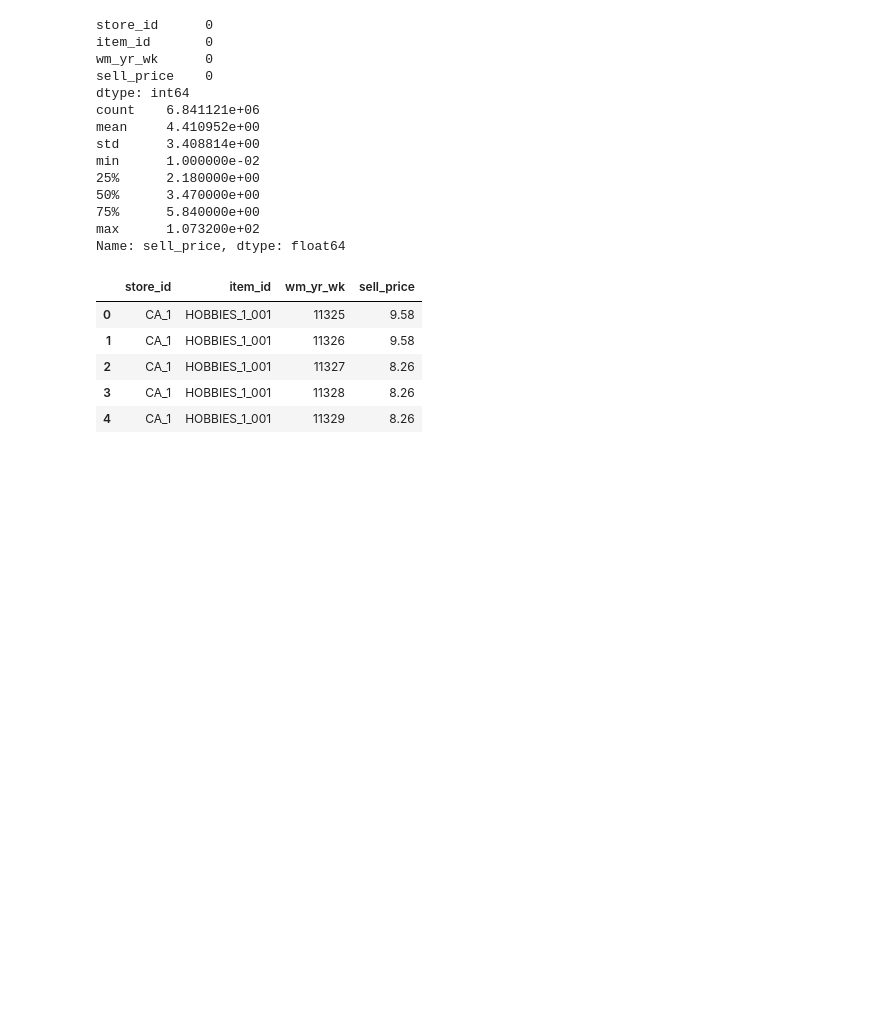
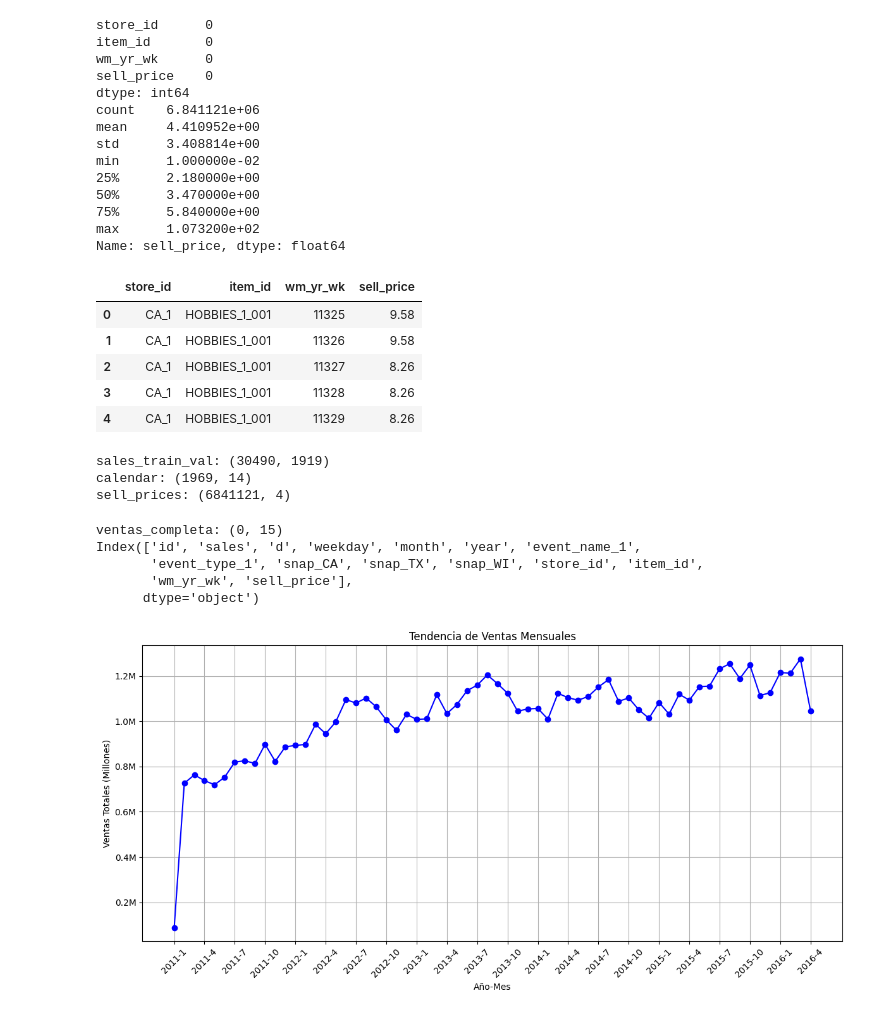
Before and after one commit to CamalichM/M5_Insight, a Jupyter notebook: insights.ipynb, the cells around one changed output. Saved outputs shown, nothing was run; the diff lists cells and outputs as text; code cells hidden in the pictures; blank space fills up the shorter version.

```diff
--- a/insights.ipynb
+++ b/insights.ipynb
@@ -100,3 +81,75 @@ Name: sell_price, dtype: float64
 | 2 | CA_1 | HOBBIES_1_001 | 11327 | 8.26 |
 | 3 | CA_1 | HOBBIES_1_001 | 11328 | 8.26 |
 | 4 | CA_1 | HOBBIES_1_001 | 11329 | 8.26 |
+# %%
+# Cantidad de filas y columnas de cada tabla
+print("sales_train_val:", sales_train_val.shape)
+print("calendar:", calendar.shape)
+print("sell_prices:", sell_prices.shape)
+# %% [output]
+sales_train_val: (30490, 1919)
+calendar: (1969, 14)
+sell_prices: (6841121, 4)
+# %%
+# Preparar los datos para unir con calendario
+ventas_long = sales_train_val.melt(id_vars=['id', 'item_id', 'dept_id', 'cat_id', 'store_id', 'state_id'],
+                                   var_name='d',
+                                   value_name='sales')
+ventas_long['d'] = ventas_long['d'].str.replace('d_', '').astype(int)
+calendar['d'] = calendar['d'].astype(int)
+
+# Realizar el merge incluyendo información completa de eventos
+ventas_long = pd.merge(
+    ventas_long,
+    calendar[['d', 'wm_yr_wk', 'weekday', 'month', 'year',
+              'event_name_1', 'event_type_1',
+              'event_name_2', 'event_type_2',
+              'snap_CA', 'snap_TX', 'snap_WI']],
+    on='d',
+    how='left'
+)
+
+
+# Unir ventas_long con sell_prices usando las columnas clave comunes
+ventas_completa = pd.merge(
+    ventas_long,
+    sell_prices,
+    on=['store_id', 'item_id', 'wm_yr_wk'],
+    how='left'
+)
+
+# Verificar la forma y las columnas de la tabla resultante
+print("ventas_completa:", ventas_completa.shape)
+print(ventas_completa.columns)
+# %% [output]
+ventas_completa: (0, 15)
+Index(['id', 'sales', 'd', 'weekday', 'month', 'year', 'event_name_1',
+       'event_type_1', 'snap_CA', 'snap_TX', 'snap_WI', 'store_id', 'item_id',
+       'wm_yr_wk', 'sell_price'],
+      dtype='object')
+# %%
+# Agrupar por año y mes
+ventas_por_mes = ventas_long.groupby(['year', 'month']).agg({'sales': 'sum'}).reset_index()
+
+# Crear una nueva columna para el eje X combinando año y mes
+ventas_por_mes['year_month'] = ventas_por_mes['year'].astype(str) + '-' + ventas_por_mes['month'].astype(str)
+
+# Graficar usando el nuevo eje X con mejoras visuales
+plt.figure(figsize=(12, 6))
+plt.plot(ventas_por_mes['year_month'], ventas_por_mes['sales'], marker='o', color='blue')
+plt.title('Tendencia de Ventas Mensuales')
+plt.xlabel('Año-Mes')
+plt.ylabel('Ventas Totales (Millones)')
+
+# Ajustar formato del eje Y para mostrar en millones sin el problema de "0M"
+plt.gca().yaxis.set_major_formatter(ticker.FuncFormatter(lambda x, _: f'{x * 1e-6:.1f}M'))  # Multiplicar por 1e-6 para convertir a millones
+
+# Ajustar etiquetas del eje X para que sean menos densas
+plt.xticks(ventas_por_mes['year_month'][::3], rotation=45)  # Mostrar solo una etiqueta cada 3 meses
+
+# Añadir líneas guía
+plt.grid(True)
+plt.tight_layout()
+plt.show()
+# %% [output]
+[figure, added]
```
Also changed, not shown: parts of 4 cells of this notebook.
